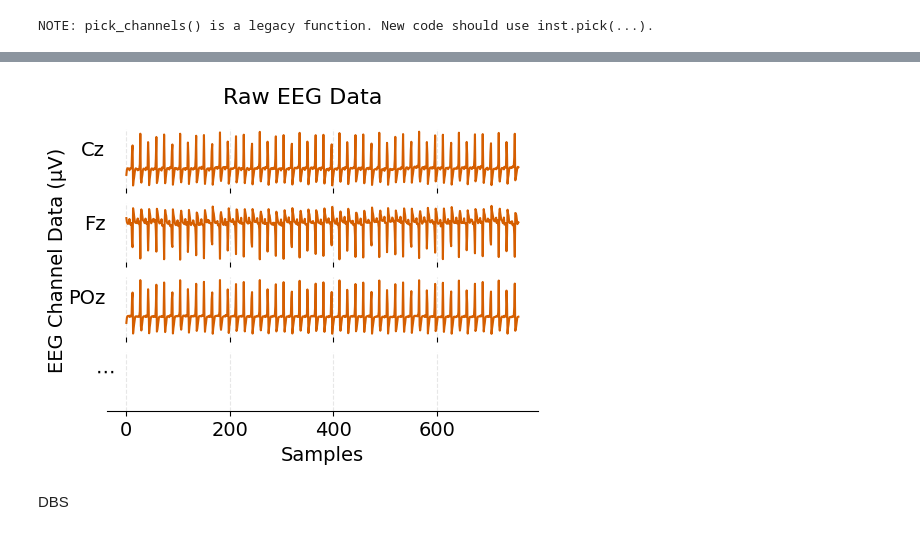
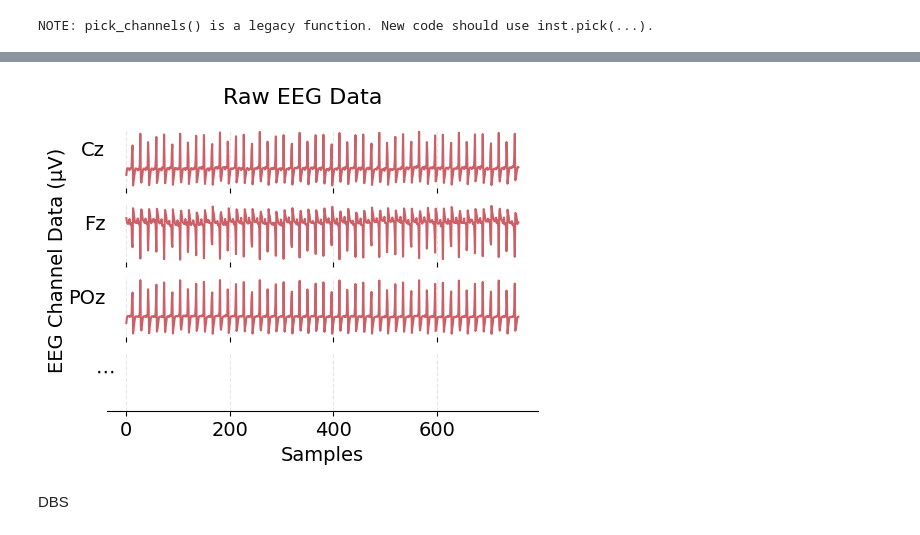
Before and after one commit to lenasalz/dbs-eeg-sync, a Jupyter notebook: notebooks/publication_figures.ipynb, the cells around one changed output, grey strips where cells are left out. Cells and saved outputs as stored; diff of their text form; code cells hidden in the pictures.

```diff
--- a/notebooks/publication_figures.ipynb
+++ b/notebooks/publication_figures.ipynb
@@ -191,16 +159,7 @@ for i in range(n_channels):
     # current_channel = channel_data[i]*1e6   # convert to uV
     current_channel = channel_data[i]
     ax = axes[i]
-    ax.plot(eeg_sample_indices, current_channel, color="#D55E00")  # sample indices
-
-    # # lock y-limits after first plotting
-    # if i == 0:
-    #     ymin, ymax = np.min(channel_data[i]*1e6), np.max(channel_data[i]*1e6)
-    #     # expand slightly so lines don’t touch the edges
-    #     margin = 0.1 * (ymax - ymin)
-    #     fixed_ylim = (ymin - margin, ymax + margin)
-
-    # ax.set_ylim(fixed_ylim)  # <- keeps all axes same scale
+    ax.plot(eeg_sample_indices, current_channel, color=EEG_COLOR)  # sample indices
 
     ax.set_ylabel(eeg_data_ch_selected.ch_names[i], rotation=0, labelpad=1, fontsize=14, ha="right")
     ax.set_yticks([])
@@ -208,34 +167,34 @@ for i in range(n_channels):
     ax.spines['right'].set_visible(False)
     ax.spines['left'].set_visible(False)
     if i != n_channels:
         ax.spines['bottom'].set_visible(False)
     ax.tick_params(axis='x', labelsize=14)
     ax.grid(True, linestyle="--", alpha=0.3)
 
 # Empty subplot
 axes[-1].set_ylabel("⋯", rotation=0, labelpad=1, fontsize=14, ha="center")
 axes[-1].set_yticks([])
 axes[-1].spines['top'].set_visible(False)
 axes[-1].spines['right'].set_visible(False)
 axes[-1].spines['left'].set_visible(False)
 axes[-1].spines['bottom'].set_visible(True)
 axes[-1].tick_params(axis='x', labelsize=14)
 axes[-1].grid(True, linestyle="--", alpha=0.3)  # optional grid
 
 # Labels
 # axes[-1].set_xlabel("Time (s)", fontsize=14)
 axes[-1].set_xlabel("Samples", fontsize=14)
 fig.suptitle("Raw EEG Data", fontsize=16)
 
 plt.tight_layout()
 fig.text(-0.01, 0.55, "EEG Channel Data (μV)", va='center', rotation='vertical', fontsize=14)  # Shared y-label
 
 # save plot as pdf in outputs/plots
 plt.savefig(f"outputs/plots/fig3a_raw_eeg.pdf", bbox_inches='tight')
 
 plt.show()
 # %% [output]
-[figure, old version]
+[figure, new version]
 # %% [markdown]
 DBS
 # %%
```
Also changed, not shown: parts of 23 cells of this notebook.
